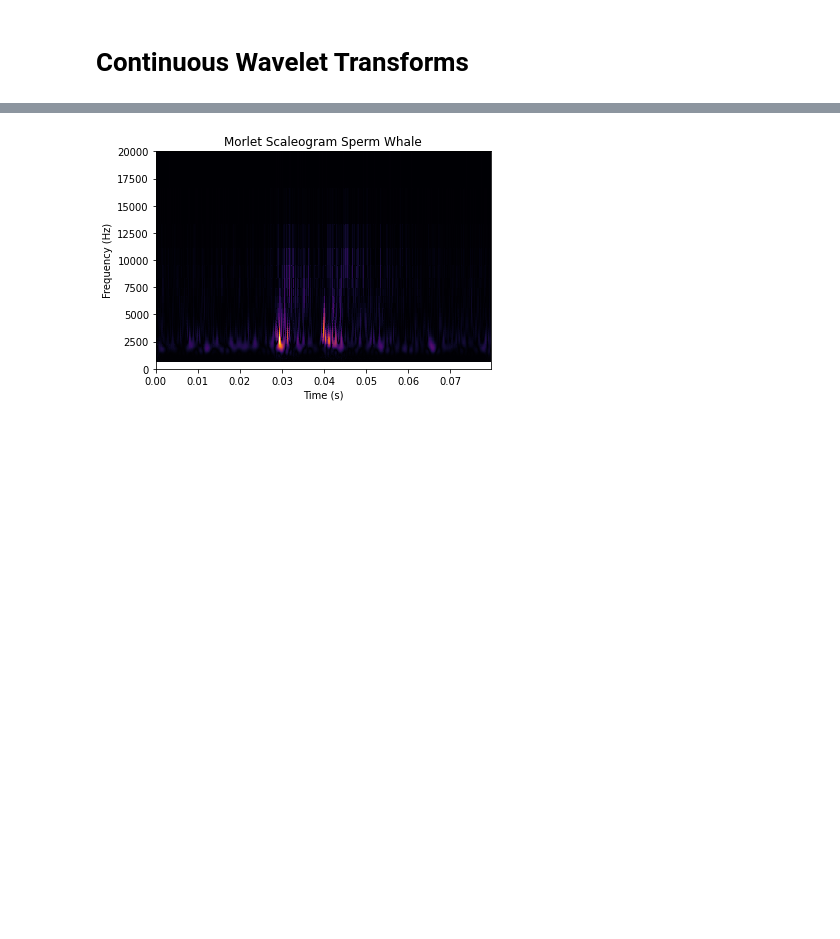
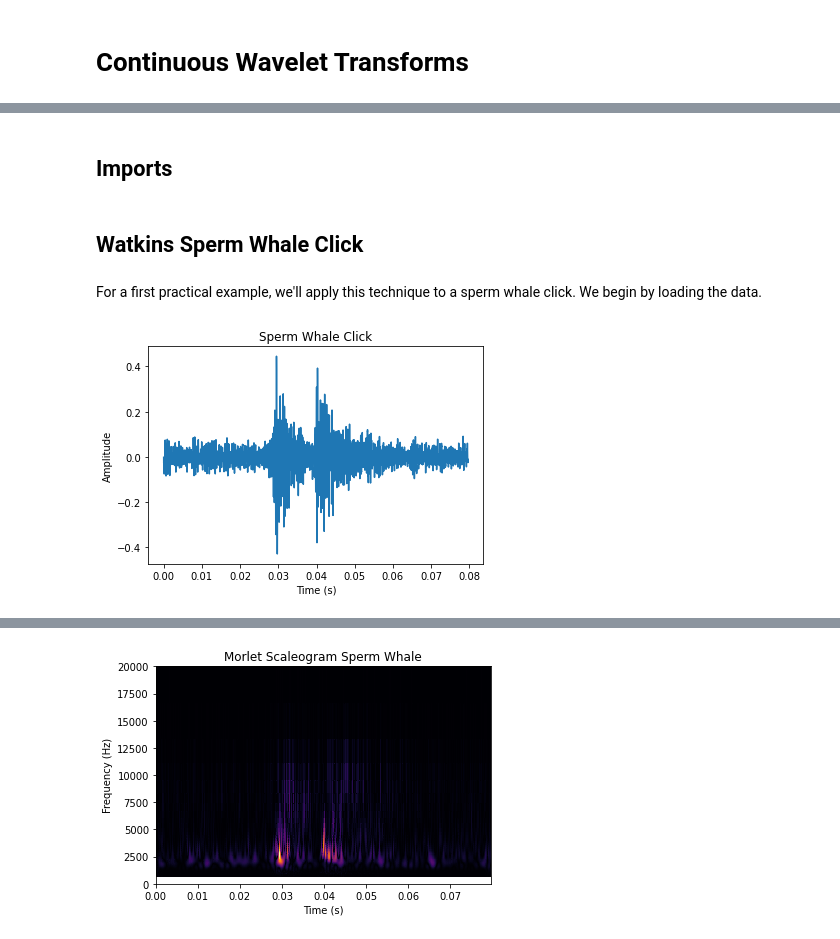
Before and after one commit to earthspecies/acoustic-representation-toolbox, a Jupyter notebook: 04_Continuous_Wavelet_Transforms.ipynb, the cells around one changed output, grey strips where cells are left out. Cells and saved outputs as stored; diff of their text form; code cells hidden in the pictures; blank space fills up the shorter version.

```diff
--- a/04_Continuous_Wavelet_Transforms.ipynb
+++ b/04_Continuous_Wavelet_Transforms.ipynb
@@ -2,0 +9,2 @@
+# %% [markdown]
+## Imports
@@ -2,0 +20,18 @@
+# %% [markdown]
+## Watkins Sperm Whale Click
+# %% [markdown]
+For a first practical example, we'll apply this technique to a sperm whale click. We begin by loading the data.
+# %%
+file = 'data/WatkinsPMacro.wav'
+wf, sr_sw = sf.read(file)
+signal_sw = wf[31000:37500]
+time_sw = np.linspace(0,len(signal_sw)/sr_sw,len(signal_sw))
+T_sw = 1 / sr_sw
+
+plt.plot(time_sw, signal_sw)
+plt.title('Sperm Whale Click')
+plt.xlabel('Time (s)')
+plt.ylabel('Amplitude')
+plt.show()
+# %% [output]
+[figure, added]
```
Also changed, not shown: parts of 79 cells of this notebook.
